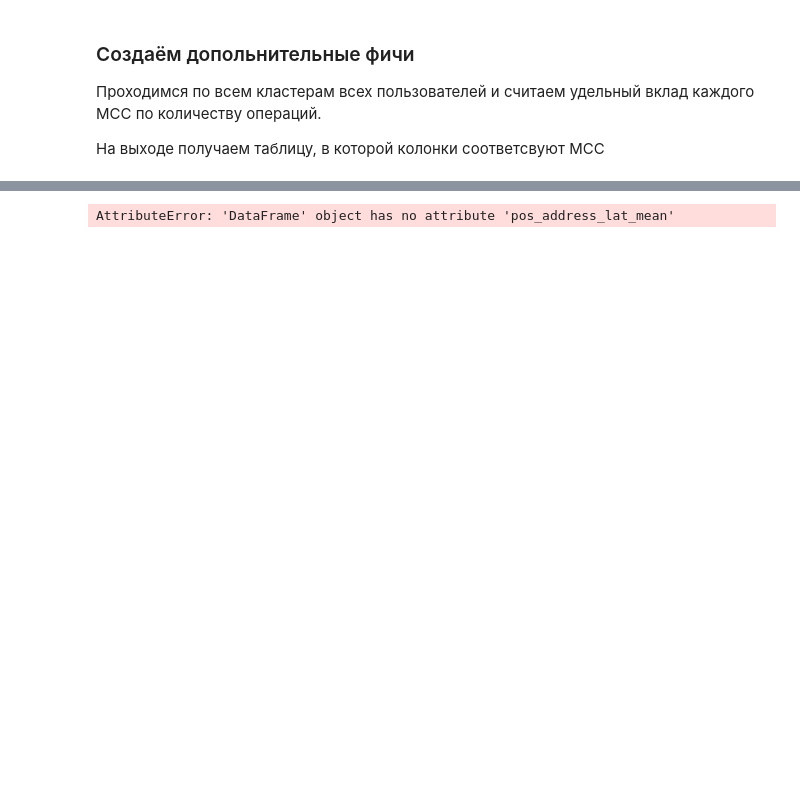
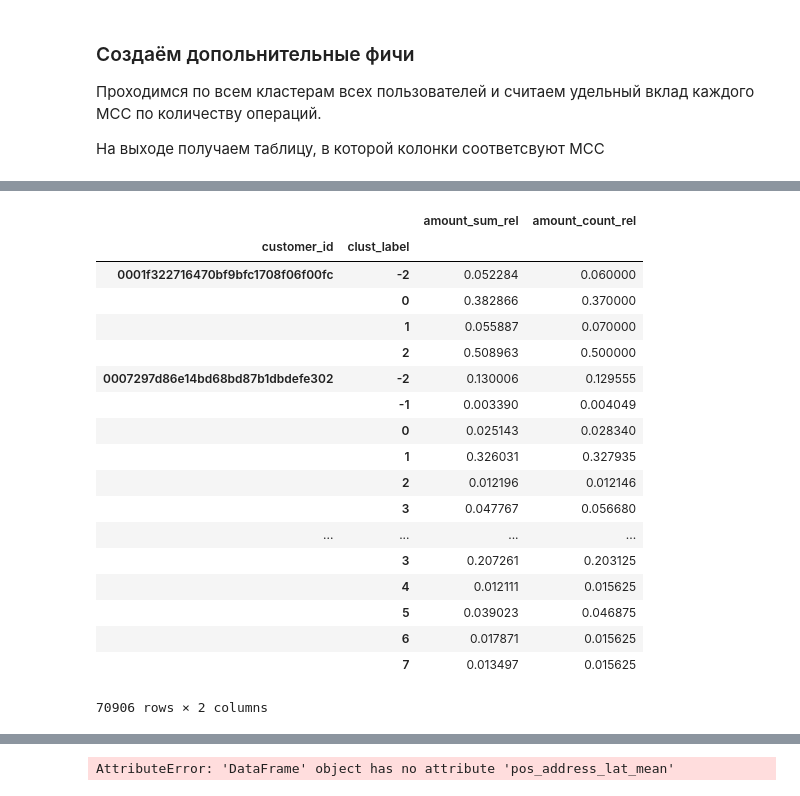
Before and after one commit to PhySci/raiffaizen, a Jupyter notebook: DBSCAN.ipynb, the cells around one changed output, grey strips where cells are left out. Drawn from its saved outputs; the diff is of its cells as text; code cells hidden in the pictures; blank space fills up the shorter version.

```diff
--- a/DBSCAN.ipynb
+++ b/DBSCAN.ipynb
@@ -137,3 +137,25 @@ train_mcc_features = get_mcc_features(t_gr)
+# %%
+train_amount_rel_features
+# %% [output]
+|  |  | amount_sum_rel | amount_count_rel |
+| customer_id | clust_label |  |  |
+| 0001f322716470bf9bfc1708f06f00fc | -2 | 0.052284 | 0.060000 |
+|  | 0 | 0.382866 | 0.370000 |
+|  | 1 | 0.055887 | 0.070000 |
+|  | 2 | 0.508963 | 0.500000 |
+| 0007297d86e14bd68bd87b1dbdefe302 | -2 | 0.130006 | 0.129555 |
+|  | -1 | 0.003390 | 0.004049 |
+|  | 0 | 0.025143 | 0.028340 |
+|  | 1 | 0.326031 | 0.327935 |
+|  | 2 | 0.012196 | 0.012146 |
+|  | 3 | 0.047767 | 0.056680 |
+| ... | ... | ... | ... |
+|  | 3 | 0.207261 | 0.203125 |
+|  | 4 | 0.012111 | 0.015625 |
+|  | 5 | 0.039023 | 0.046875 |
+|  | 6 | 0.017871 | 0.015625 |
+|  | 7 | 0.013497 | 0.015625 |
+70906 rows × 2 columns
 # %%
 train_amount_features.merge(train_mcc_features, left_index=True, right_index=True)
 # %% [output]
```
Also changed, not shown: parts of 10 cells of this notebook.
